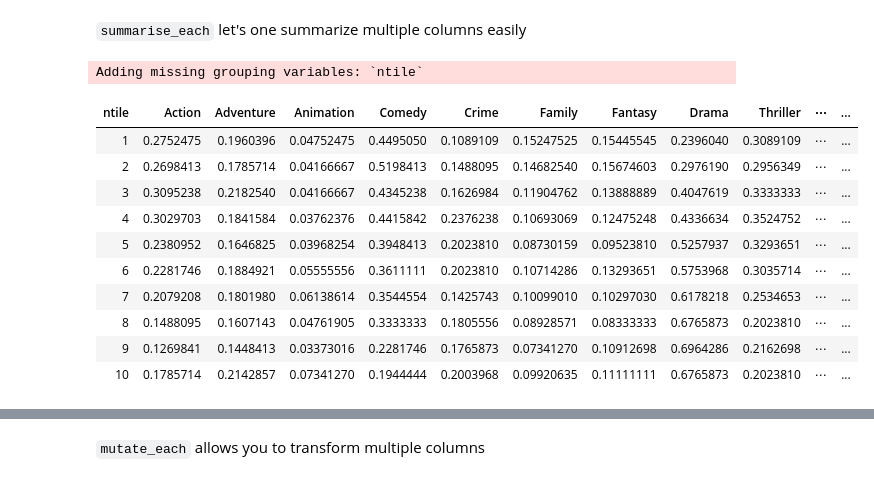
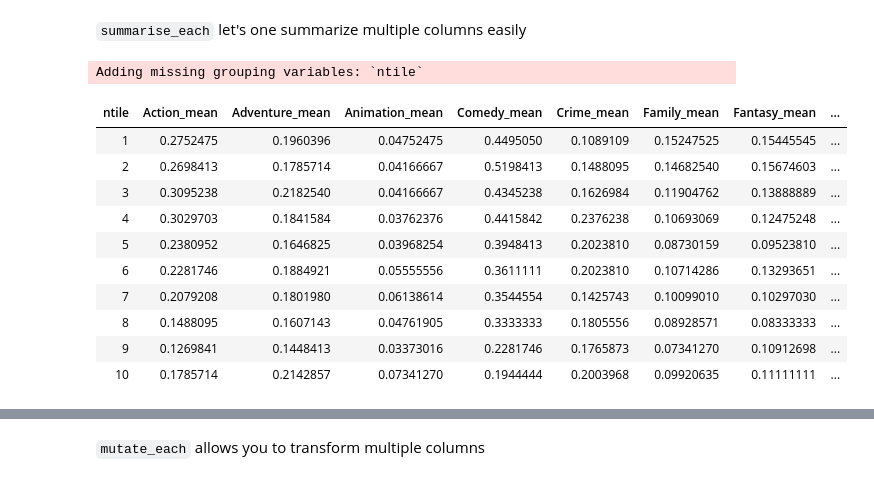
Before and after one commit to varao/varao.github.io, a Jupyter notebook: stat598z_fall17/lect14.ipynb, the cells around one changed output, grey strips where cells are left out. Saved outputs shown, nothing was run; the diff lists cells and outputs as text; code cells hidden in the pictures.

```diff
--- a/stat598z_fall17/lect14.ipynb
+++ b/stat598z_fall17/lect14.ipynb
@@ -270,6 +393,7 @@ gnr_type
 [21] "Sport"       "Short"       "Reality-TV"  "News"        "Film-Noir"
 [26] "Game-Show"
 # %%
+movies <- movies_orig
 movies[,gnr_type] <- F
 movies$genres <- as.character(movies$genres)
 movies[29:54]
@@ -333,21 +484,21 @@ movies$ntile <- ntile(movies$imdb_score,10)
 # %%
 gnr_frac <- movies %>% group_by(ntile) %>%
                        select(Action:Game_Show)%>%
-                       summarise_each(funs(mean))
+                       summarise_each(funs(mean, sum))
 gnr_frac
 # %% [output]
 Adding missing grouping variables: `ntile`
-| ntile | Action | Adventure | Animation | Comedy | Crime | Family | Fantasy | Drama | Thriller | ⋯ | ... |
-| 1 | 0.2752475 | 0.1960396 | 0.04752475 | 0.4495050 | 0.1089109 | 0.15247525 | 0.15445545 | 0.2396040 | 0.3089109 | ⋯ | ... |
-| 2 | 0.2698413 | 0.1785714 | 0.04166667 | 0.5198413 | 0.1488095 | 0.14682540 | 0.15674603 | 0.2976190 | 0.2956349 | ⋯ | ... |
-| 3 | 0.3095238 | 0.2182540 | 0.04166667 | 0.4345238 | 0.1626984 | 0.11904762 | 0.13888889 | 0.4047619 | 0.3333333 | ⋯ | ... |
-| 4 | 0.3029703 | 0.1841584 | 0.03762376 | 0.4415842 | 0.2376238 | 0.10693069 | 0.12475248 | 0.4336634 | 0.3524752 | ⋯ | ... |
-| 5 | 0.2380952 | 0.1646825 | 0.03968254 | 0.3948413 | 0.2023810 | 0.08730159 | 0.09523810 | 0.5257937 | 0.3293651 | ⋯ | ... |
-| 6 | 0.2281746 | 0.1884921 | 0.05555556 | 0.3611111 | 0.2023810 | 0.10714286 | 0.13293651 | 0.5753968 | 0.3035714 | ⋯ | ... |
-| 7 | 0.2079208 | 0.1801980 | 0.06138614 | 0.3544554 | 0.1425743 | 0.10099010 | 0.10297030 | 0.6178218 | 0.2534653 | ⋯ | ... |
-| 8 | 0.1488095 | 0.1607143 | 0.04761905 | 0.3333333 | 0.1805556 | 0.08928571 | 0.08333333 | 0.6765873 | 0.2023810 | ⋯ | ... |
-| 9 | 0.1269841 | 0.1448413 | 0.03373016 | 0.2281746 | 0.1765873 | 0.07341270 | 0.10912698 | 0.6964286 | 0.2162698 | ⋯ | ... |
-| 10 | 0.1785714 | 0.2142857 | 0.07341270 | 0.1944444 | 0.2003968 | 0.09920635 | 0.11111111 | 0.6765873 | 0.2023810 | ⋯ | ... |
+| ntile | Action_mean | Adventure_mean | Animation_mean | Comedy_mean | Crime_mean | Family_mean | Fantasy_mean | ... |
+| 1 | 0.2752475 | 0.1960396 | 0.04752475 | 0.4495050 | 0.1089109 | 0.15247525 | 0.15445545 | ... |
+| 2 | 0.2698413 | 0.1785714 | 0.04166667 | 0.5198413 | 0.1488095 | 0.14682540 | 0.15674603 | ... |
+| 3 | 0.3095238 | 0.2182540 | 0.04166667 | 0.4345238 | 0.1626984 | 0.11904762 | 0.13888889 | ... |
+| 4 | 0.3029703 | 0.1841584 | 0.03762376 | 0.4415842 | 0.2376238 | 0.10693069 | 0.12475248 | ... |
+| 5 | 0.2380952 | 0.1646825 | 0.03968254 | 0.3948413 | 0.2023810 | 0.08730159 | 0.09523810 | ... |
+| 6 | 0.2281746 | 0.1884921 | 0.05555556 | 0.3611111 | 0.2023810 | 0.10714286 | 0.13293651 | ... |
+| 7 | 0.2079208 | 0.1801980 | 0.06138614 | 0.3544554 | 0.1425743 | 0.10099010 | 0.10297030 | ... |
+| 8 | 0.1488095 | 0.1607143 | 0.04761905 | 0.3333333 | 0.1805556 | 0.08928571 | 0.08333333 | ... |
+| 9 | 0.1269841 | 0.1448413 | 0.03373016 | 0.2281746 | 0.1765873 | 0.07341270 | 0.10912698 | ... |
+| 10 | 0.1785714 | 0.2142857 | 0.07341270 | 0.1944444 | 0.2003968 | 0.09920635 | 0.11111111 | ... |
 # %%
 library('RColorBrewer')
 gnr_frac %>%
```
Also changed, not shown: parts of 17 cells of this notebook, 4 other files.
